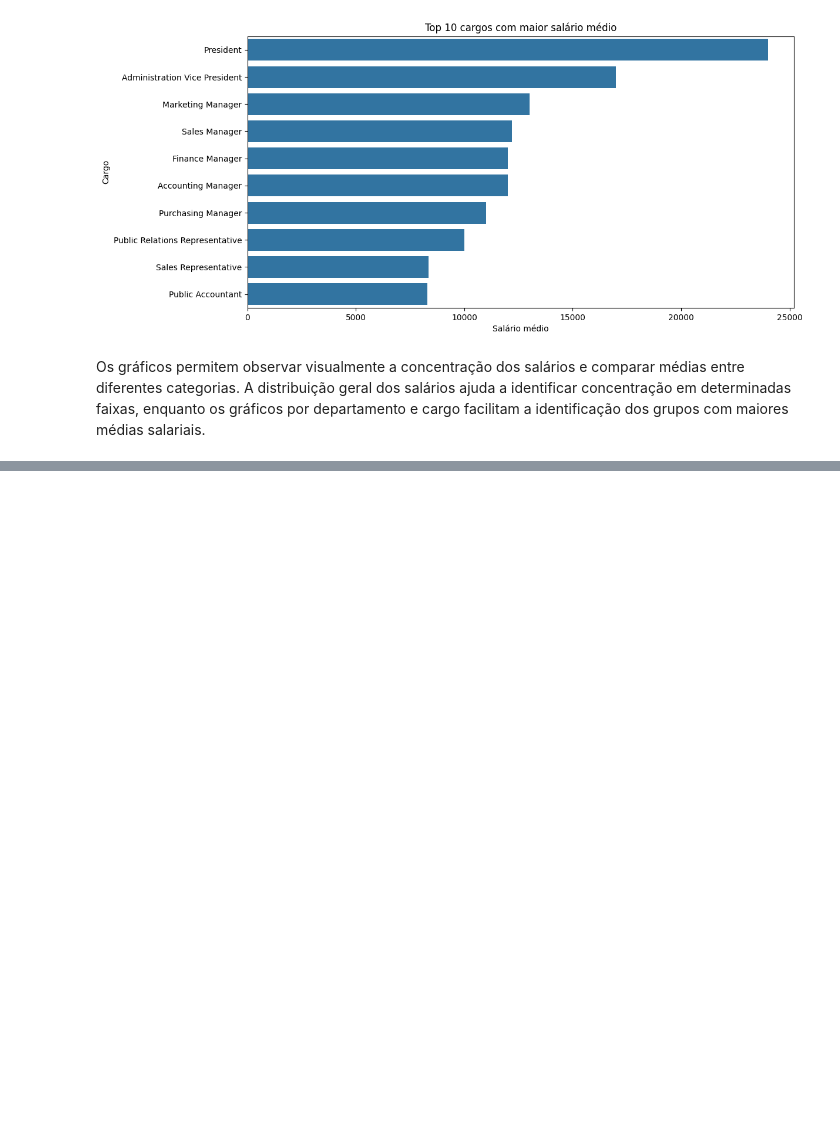
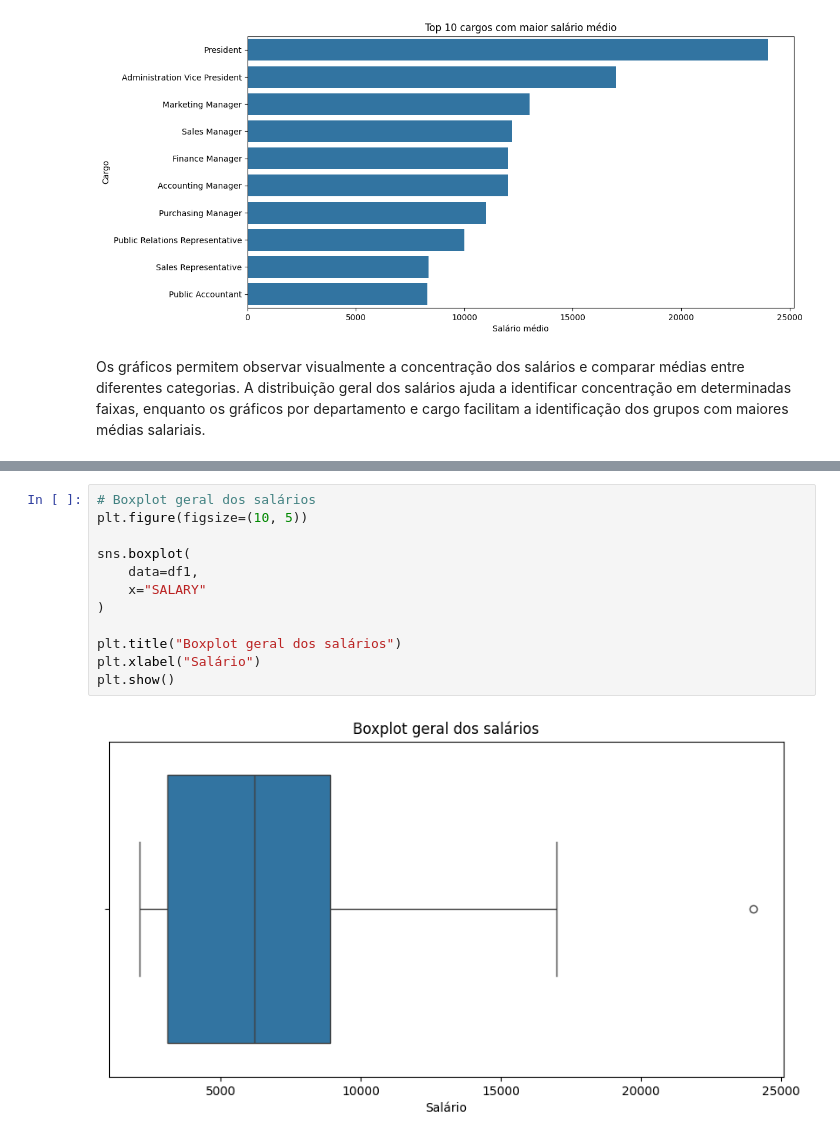
Before and after one commit to samuelbucco/Projeto_Final_Modulo_01_SCTEC, a Jupyter notebook: notebooks/analise_rh.ipynb, the cells around one changed output, grey strips where cells are left out. Drawn from its saved outputs; the diff is of its cells as text; blank space fills up the shorter version.

```diff
--- a/notebooks/analise_rh.ipynb
+++ b/notebooks/analise_rh.ipynb
@@ -400,0 +436,14 @@ Os gráficos permitem observar visualmente a concentração dos salários e comp
+# %%
+# Boxplot geral dos salários
+plt.figure(figsize=(10, 5))
+
+sns.boxplot(
+    data=df1,
+    x="SALARY"
+)
+
+plt.title("Boxplot geral dos salários")
+plt.xlabel("Salário")
+plt.show()
+# %% [output]
+[figure, added]
```
Also changed, not shown: parts of 10 cells of this notebook.
